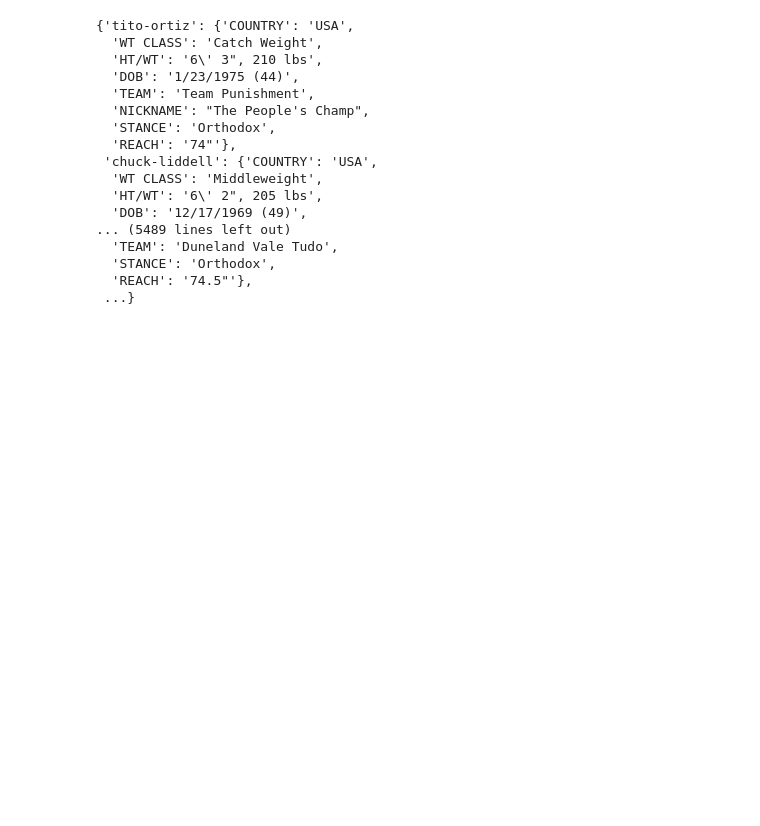
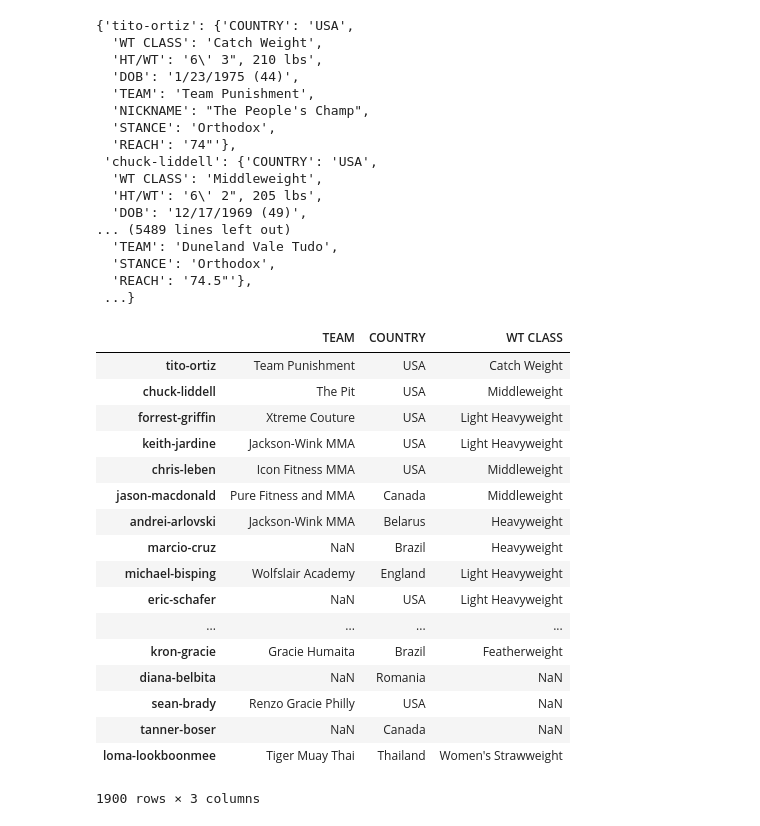
Before and after one commit to hmnathel/UFC_predict, a Jupyter notebook: espn.ipynb, the cells around one changed output. Drawn from its saved outputs; the diff is of its cells as text; code cells hidden in the pictures; blank space fills up the shorter version.

```diff
--- a/espn.ipynb
+++ b/espn.ipynb
@@ -2855,3 +2855,25 @@ bios
 fighter_bios = pd.DataFrame(bios).T
 # %%
 fighter_bios.to_csv('espn_fighter_bios.csv')
+# %%
+team_country_wc_df = fighter_bios[['TEAM', 'COUNTRY', 'WT CLASS']]
+team_country_wc_df
+# %% [output]
+|  | TEAM | COUNTRY | WT CLASS |
+| tito-ortiz | Team Punishment | USA | Catch Weight |
+| chuck-liddell | The Pit | USA | Middleweight |
+| forrest-griffin | Xtreme Couture | USA | Light Heavyweight |
+| keith-jardine | Jackson-Wink MMA | USA | Light Heavyweight |
+| chris-leben | Icon Fitness MMA | USA | Middleweight |
+| jason-macdonald | Pure Fitness and MMA | Canada | Middleweight |
+| andrei-arlovski | Jackson-Wink MMA | Belarus | Heavyweight |
+| marcio-cruz | NaN | Brazil | Heavyweight |
+| michael-bisping | Wolfslair Academy | England | Light Heavyweight |
+| eric-schafer | NaN | USA | Light Heavyweight |
+| ... | ... | ... | ... |
+| kron-gracie | Gracie Humaita | Brazil | Featherweight |
+| diana-belbita | NaN | Romania | NaN |
+| sean-brady | Renzo Gracie Philly | USA | NaN |
+| tanner-boser | NaN | Canada | NaN |
+| loma-lookboonmee | Tiger Muay Thai | Thailand | Women's Strawweight |
+1900 rows × 3 columns
```
Also changed, not shown: parts of 1 cell of this notebook, 19 other files.
